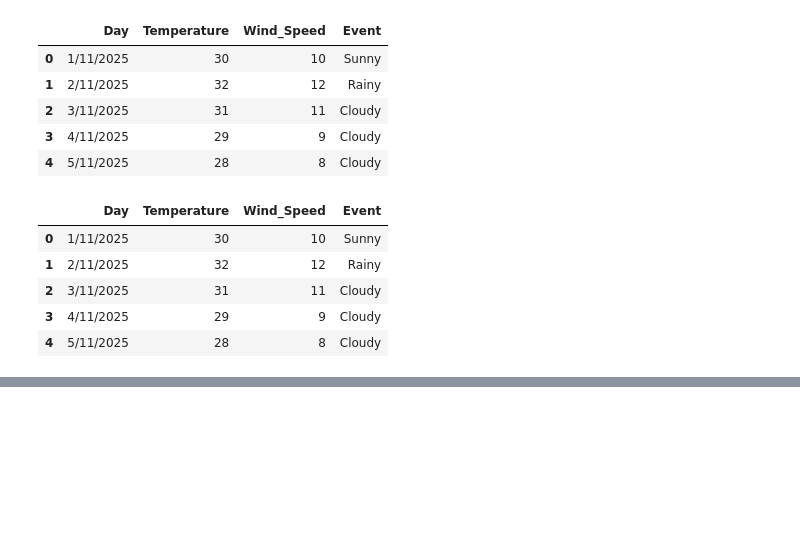
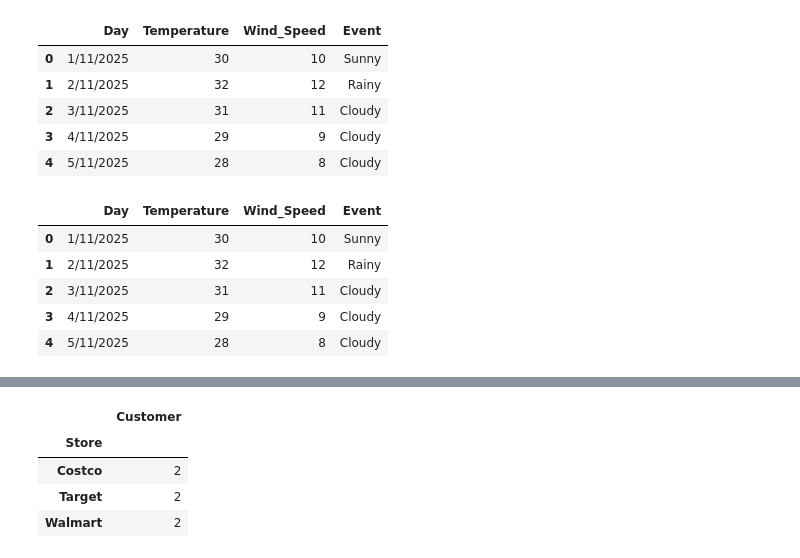
Before and after one commit to Salmanfarsi2561/PYTHON_ML, a Jupyter notebook: matplotlib/pandas.ipynb, the cells around one changed output, grey strips where cells are left out. Cells and saved outputs as stored; diff of their text form; code cells hidden in the pictures; blank space fills up the shorter version.

```diff
--- a/matplotlib/pandas.ipynb
+++ b/matplotlib/pandas.ipynb
@@ -82,0 +133,9 @@ df
+# %%
+nd=df.groupby("Store").count()[['Customer']]
+nd
+# %% [output]
+|  | Customer |
+| Store |  |
+| Costco | 2 |
+| Target | 2 |
+| Walmart | 2 |
```
Also changed, not shown: parts of 5 cells of this notebook.
